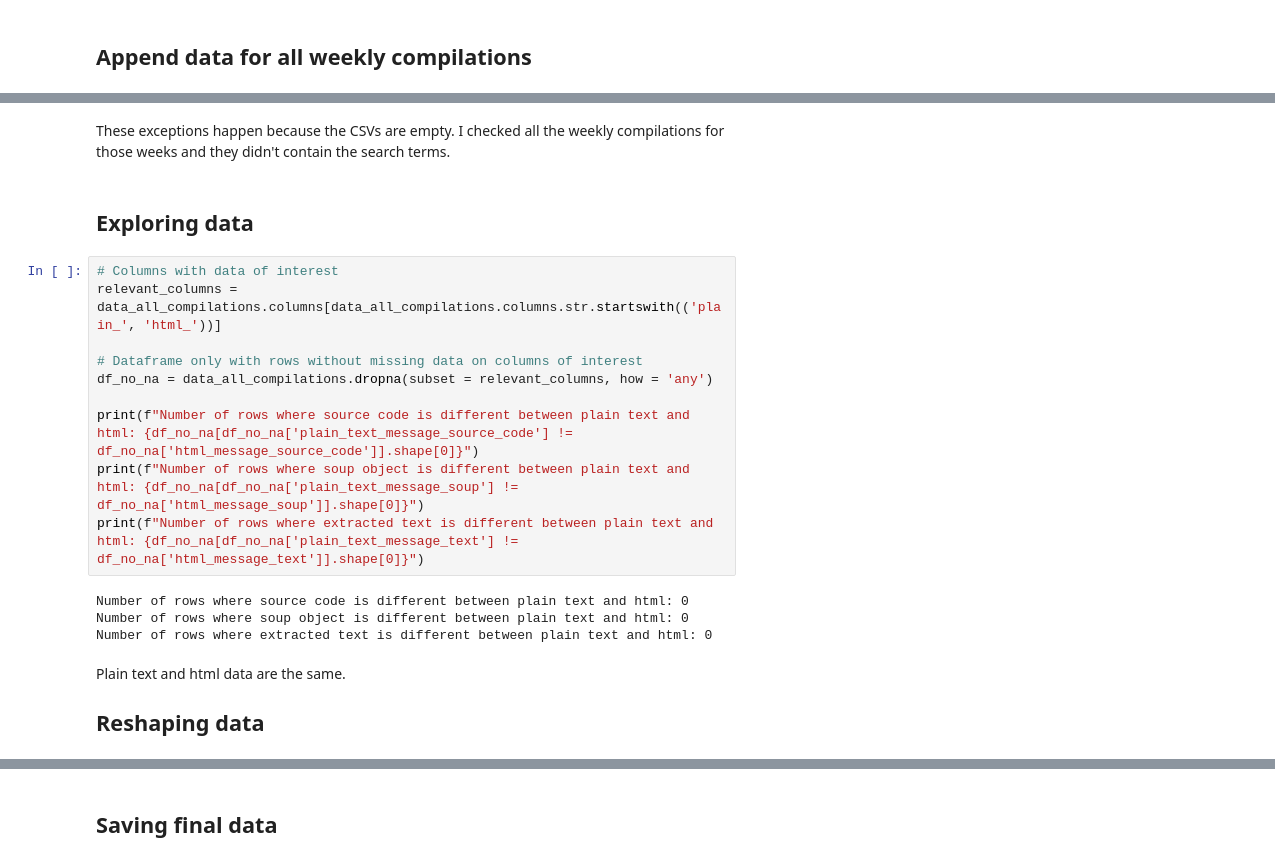
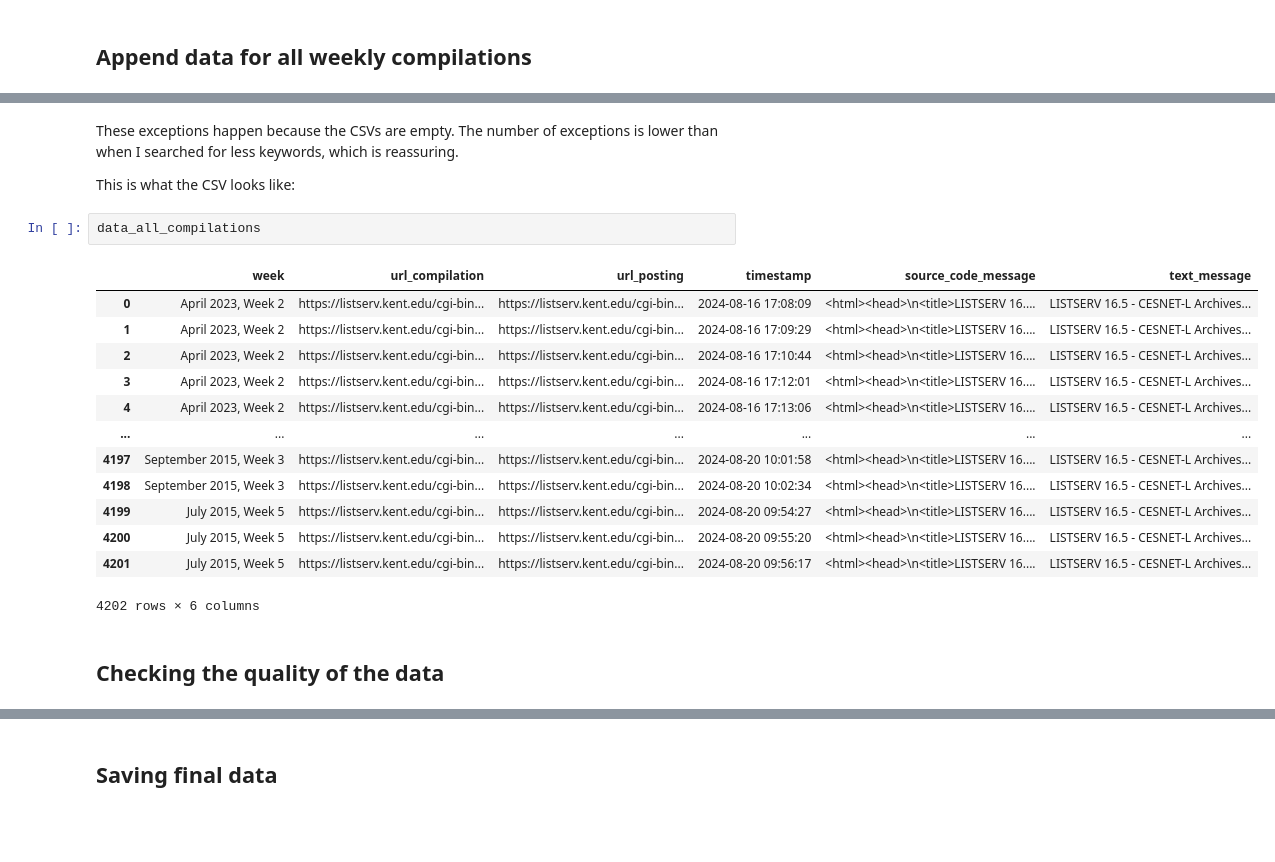
Before and after one commit to emiliolehoucq/consults-projects, a Jupyter notebook: Python_web_scraping/creating_final_dataset.ipynb, the cells around one changed output, grey strips where cells are left out. Cells and saved outputs as stored; diff of their text form; blank space fills up the shorter version.

```diff
--- a/Python_web_scraping/creating_final_dataset.ipynb
+++ b/Python_web_scraping/creating_final_dataset.ipynb
@@ -66,22 +66,22 @@ Number of rows with data: 2308
 # %% [markdown]
-These exceptions happen because the CSVs are empty. I checked all the weekly compilations for those weeks and they didn't contain the search terms.
+These exceptions happen because the CSVs are empty. The number of exceptions is lower than when I searched for less keywords, which is reassuring.
+
+This is what the CSV looks like:
+# %%
+data_all_compilations
+# %% [output]
+|  | week | url_compilation | url_posting | timestamp | source_code_message | text_message |
+| 0 | April 2023, Week 2 | https://listserv.kent.edu/cgi-bin... | https://listserv.kent.edu/cgi-bin... | 2024-08-16 17:08:09 | <html><head>\n<title>LISTSERV 16.... | LISTSERV 16.5 - CESNET-L Archives... |
+| 1 | April 2023, Week 2 | https://listserv.kent.edu/cgi-bin... | https://listserv.kent.edu/cgi-bin... | 2024-08-16 17:09:29 | <html><head>\n<title>LISTSERV 16.... | LISTSERV 16.5 - CESNET-L Archives... |
+| 2 | April 2023, Week 2 | https://listserv.kent.edu/cgi-bin... | https://listserv.kent.edu/cgi-bin... | 2024-08-16 17:10:44 | <html><head>\n<title>LISTSERV 16.... | LISTSERV 16.5 - CESNET-L Archives... |
+| 3 | April 2023, Week 2 | https://listserv.kent.edu/cgi-bin... | https://listserv.kent.edu/cgi-bin... | 2024-08-16 17:12:01 | <html><head>\n<title>LISTSERV 16.... | LISTSERV 16.5 - CESNET-L Archives... |
+| 4 | April 2023, Week 2 | https://listserv.kent.edu/cgi-bin... | https://listserv.kent.edu/cgi-bin... | 2024-08-16 17:13:06 | <html><head>\n<title>LISTSERV 16.... | LISTSERV 16.5 - CESNET-L Archives... |
+| ... | ... | ... | ... | ... | ... | ... |
+| 4197 | September 2015, Week 3 | https://listserv.kent.edu/cgi-bin... | https://listserv.kent.edu/cgi-bin... | 2024-08-20 10:01:58 | <html><head>\n<title>LISTSERV 16.... | LISTSERV 16.5 - CESNET-L Archives... |
+| 4198 | September 2015, Week 3 | https://listserv.kent.edu/cgi-bin... | https://listserv.kent.edu/cgi-bin... | 2024-08-20 10:02:34 | <html><head>\n<title>LISTSERV 16.... | LISTSERV 16.5 - CESNET-L Archives... |
+| 4199 | July 2015, Week 5 | https://listserv.kent.edu/cgi-bin... | https://listserv.kent.edu/cgi-bin... | 2024-08-20 09:54:27 | <html><head>\n<title>LISTSERV 16.... | LISTSERV 16.5 - CESNET-L Archives... |
+| 4200 | July 2015, Week 5 | https://listserv.kent.edu/cgi-bin... | https://listserv.kent.edu/cgi-bin... | 2024-08-20 09:55:20 | <html><head>\n<title>LISTSERV 16.... | LISTSERV 16.5 - CESNET-L Archives... |
+| 4201 | July 2015, Week 5 | https://listserv.kent.edu/cgi-bin... | https://listserv.kent.edu/cgi-bin... | 2024-08-20 09:56:17 | <html><head>\n<title>LISTSERV 16.... | LISTSERV 16.5 - CESNET-L Archives... |
+4202 rows × 6 columns
 # %% [markdown]
-## Exploring data
+## Checking the quality of the data
-# %%
-# Columns with data of interest
-relevant_columns = data_all_compilations.columns[data_all_compilations.columns.str.startswith(('plain_', 'html_'))]
-
-# Dataframe only with rows without missing data on columns of interest
-df_no_na = data_all_compilations.dropna(subset = relevant_columns, how = 'any')
-
-print(f"Number of rows where source code is different between plain text and html: {df_no_na[df_no_na['plain_text_message_source_code'] != df_no_na['html_message_source_code']].shape[0]}")
-print(f"Number of rows where soup object is different between plain text and html: {df_no_na[df_no_na['plain_text_message_soup'] != df_no_na['html_message_soup']].shape[0]}")
-print(f"Number of rows where extracted text is different between plain text and html: {df_no_na[df_no_na['plain_text_message_text'] != df_no_na['html_message_text']].shape[0]}")
-# %% [output]
-Number of rows where source code is different between plain text and html: 0
-Number of rows where soup object is different between plain text and html: 0
-Number of rows where extracted text is different between plain text and html: 0
-# %% [markdown]
-Plain text and html data are the same.
-
-## Reshaping data
```
Also changed, not shown: parts of 14 cells of this notebook, 1 other file.
